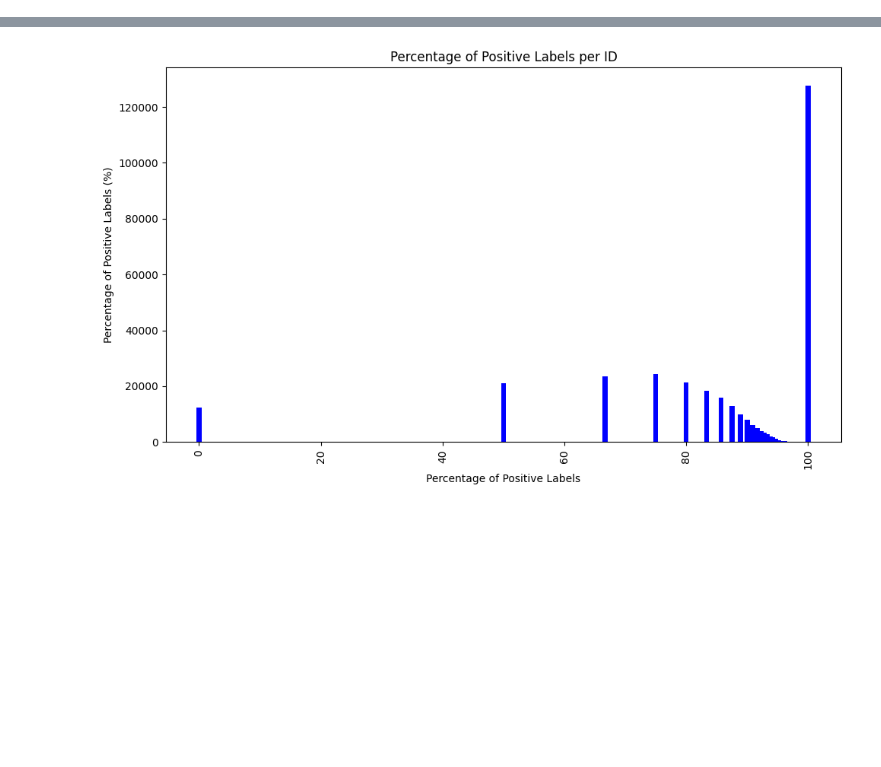
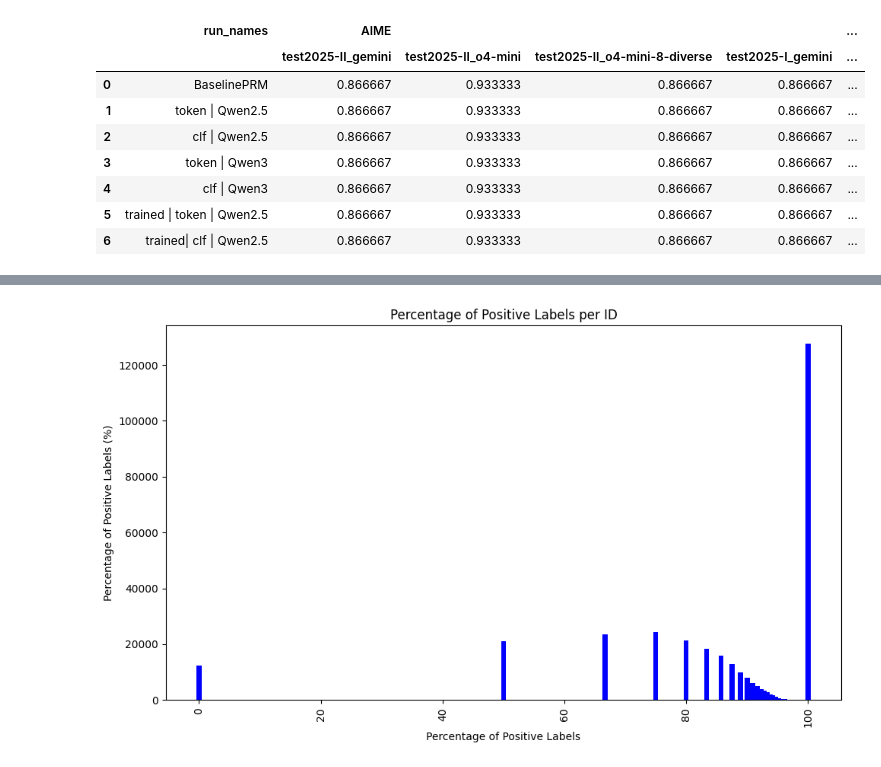
Before and after one commit to FrozenWolf-Cyber/Math-PRM, a Jupyter notebook: prm800k_analysis.ipynb, the cells around one changed output, grey strips where cells are left out. Cells and saved outputs as stored; diff of their text form; code cells hidden in the pictures; blank space fills up the shorter version.

```diff
--- a/prm800k_analysis.ipynb
+++ b/prm800k_analysis.ipynb
@@ -0,0 +386,30 @@
+# %%
+import pandas as pd
+
+table_rows = []
+run_names = ['BaselinePRM', 'token | Qwen2.5', 'clf | Qwen2.5', 'token | Qwen3', 'clf | Qwen3', 'trained | token | Qwen2.5', 'trained| clf | Qwen2.5']
+
+for i in range(num_rows):
+    row = {}
+    # AIME
+    for j, (model, dataset, score) in enumerate(aime_groups[i], 1):
+        model_name = model.split("/")[-1]
+        row[("AIME", f"{dataset}_{model_name}")] = float(score)
+
+    # ProcessBench
+    for dataset, acc in processbench_groups[i]:
+        row[("ProcessBench", dataset.lower())] = float(acc)
+
+    # PRM800K
+    row[("PRM800K", "stepwise_acc")] = float(prm_stepwise[i])
+    row[("PRM800K", "problemwise_acc")] = float(prm_problemwise[i])
+
+    table_rows.append(row)
+
+# Create MultiIndex DataFrame
+df = pd.DataFrame(table_rows)
+df.columns = pd.MultiIndex.from_tuples(df.columns)
+
+# Optional: Pretty display
+df = df.sort_index(axis=1, level=0)
+df
@@ -1,3 +426,16 @@
+# %%
+df.insert(0, 'run_names', run_names)
+df
+# %% [output]
+|  | run_names | AIME |  |  |  | ... |
+|  |  | test2025-II_gemini | test2025-II_o4-mini | test2025-II_o4-mini-8-diverse | test2025-I_gemini | ... |
+| 0 | BaselinePRM | 0.866667 | 0.933333 | 0.866667 | 0.866667 | ... |
+| 1 | token | Qwen2.5 | 0.866667 | 0.933333 | 0.866667 | 0.866667 | ... |
+| 2 | clf | Qwen2.5 | 0.866667 | 0.933333 | 0.866667 | 0.866667 | ... |
+| 3 | token | Qwen3 | 0.866667 | 0.933333 | 0.866667 | 0.866667 | ... |
+| 4 | clf | Qwen3 | 0.866667 | 0.933333 | 0.866667 | 0.866667 | ... |
+| 5 | trained | token | Qwen2.5 | 0.866667 | 0.933333 | 0.866667 | 0.866667 | ... |
+| 6 | trained| clf | Qwen2.5 | 0.866667 | 0.933333 | 0.866667 | 0.866667 | ... |
 # %%
 from datasets import load_dataset, load_from_disk
 ds = load_from_disk("../PRM800k_cleaned")
```
Also changed, not shown: parts of 12 cells of this notebook, 3 other files.
